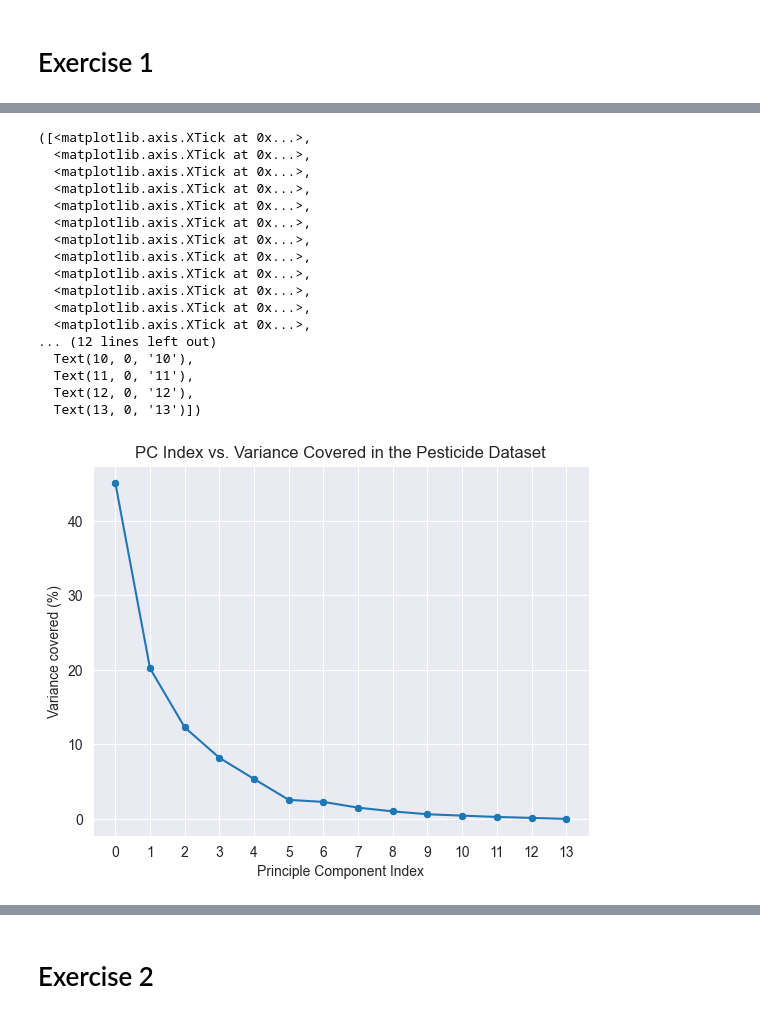
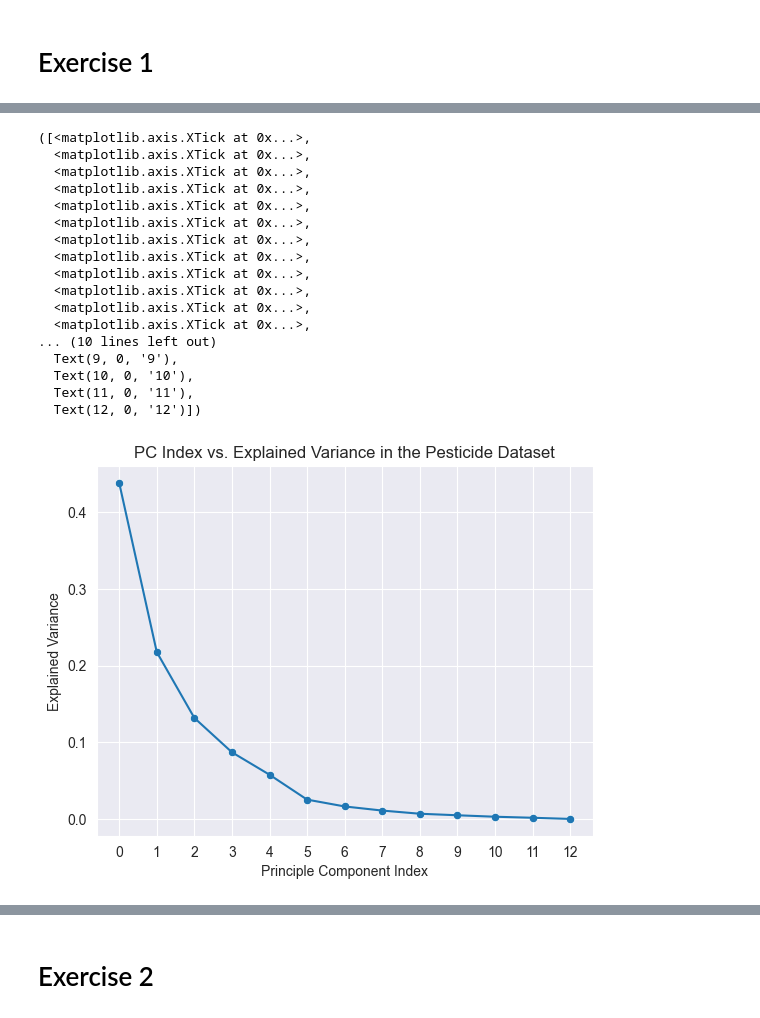
Before and after one commit to Cyrkryta/UCPH-ITDS-Assignments, a Jupyter notebook: Assignment-4/main.ipynb, the cells around one changed output, grey strips where cells are left out. Drawn from its saved outputs; the diff is of its cells as text; code cells hidden in the pictures.

```diff
--- a/Assignment-4/main.ipynb
+++ b/Assignment-4/main.ipynb
@@ -84,9 +63,9 @@ y_weed_train = weed_train[:,-1]
 X_weed_test = weed_test[:,:-1]
 y_weed_test = weed_test[:,-1]
 # %%
-# Data normalization
-occu_norm = np.divide((occu_train - np.mean(occu_train, axis=0)), np.std(occu_train, axis=0))
-weed_norm = np.divide((weed_train - np.mean(weed_train, axis=0)), np.std(weed_train, axis=0))
+# Data standardization (I made the variables before the change in pdf)
+occupancy_standardized = (X_occu_train - np.mean(X_occu_train, axis=0)) / np.std(X_occu_train, axis=0)
+weed_standardized = (X_weed_train - np.mean(X_weed_train, axis=0)) / np.std(X_weed_train, axis=0)
 # %% [markdown]
 # Exercise 1
 # %%
@@ -96,18 +75,17 @@ Implementation of PCA function
 def PCA(data):
     # Find covariance matrix
     cov_matrix = np.cov(data.T)
-
     # Find eigenvectors and eigenvalues
-    eigenvalues, eigenvectors = np.linalg.eigh(cov_matrix)
-
+    eigenvalues, eigenvectors = np.linalg.eig(cov_matrix)
     # Sorting in monotomically decreasing order
     sorting_idxs = np.argsort(eigenvalues)[::-1]
+    eigenvectors = eigenvectors[:, sorting_idxs]
     eigenvalues = eigenvalues[sorting_idxs]
-    eigenvectors = eigenvectors[:,sorting_idxs]
+    # Variance
+    explained_variance = eigenvalues / np.sum(eigenvalues)
 
-    # Variance
-    var_covering = np.divide(eigenvalues, np.sum(eigenvalues))
-    return eigenvectors, var_covering*100
+    # Return statement
+    return eigenvectors, explained_variance
 # %%
 '''
 Occupancy dataset
@@ -142,38 +118,38 @@ plt.xticks(range(len(occu_unit_vector)))
 # %%
 '''
 Pesticide dataset
 Function run and visualization
 '''
 # Running the PCA function
-weed_unit_vector, weed_var_covering = PCA(weed_norm)
+weed_eigenvectors, weed_explained_variance = PCA(weed_standardized)
 
 # Plotting variance vs. pc index
 sns.set_style("darkgrid")
-sns.lineplot(x=range(len(weed_unit_vector)), y=weed_var_covering)
-sns.scatterplot(x=range(len(weed_unit_vector)), y=weed_var_covering)
+sns.lineplot(x=range(len(weed_eigenvectors)), y=weed_explained_variance)
+sns.scatterplot(x=range(len(weed_eigenvectors)), y=weed_explained_variance)
 plt.grid(True)
-plt.title("PC Index vs. Variance Covered in the Pesticide Dataset")
+plt.title("PC Index vs. Explained Variance in the Pesticide Dataset")
 plt.xlabel("Principle Component Index")
-plt.ylabel("Variance covered (%)")
-plt.xticks(range(len(weed_unit_vector)))
+plt.ylabel("Explained Variance")
+plt.xticks(range(len(weed_eigenvectors)))
 # %% [output]
 ([<matplotlib.axis.XTick at 0x...>,
   <matplotlib.axis.XTick at 0x...>,
   <matplotlib.axis.XTick at 0x...>,
   <matplotlib.axis.XTick at 0x...>,
   <matplotlib.axis.XTick at 0x...>,
   <matplotlib.axis.XTick at 0x...>,
   <matplotlib.axis.XTick at 0x...>,
   <matplotlib.axis.XTick at 0x...>,
   <matplotlib.axis.XTick at 0x...>,
   <matplotlib.axis.XTick at 0x...>,
   <matplotlib.axis.XTick at 0x...>,
   <matplotlib.axis.XTick at 0x...>,
-... (12 lines left out)
+... (10 lines left out)
+  Text(9, 0, '9'),
   Text(10, 0, '10'),
   Text(11, 0, '11'),
-  Text(12, 0, '12'),
-  Text(13, 0, '13')])
+  Text(12, 0, '12')])
-[figure, old version]
+[figure, new version]
 # %%
 # Cumulative variance
```
Also changed, not shown: parts of 29 cells of this notebook, 20 other files.
